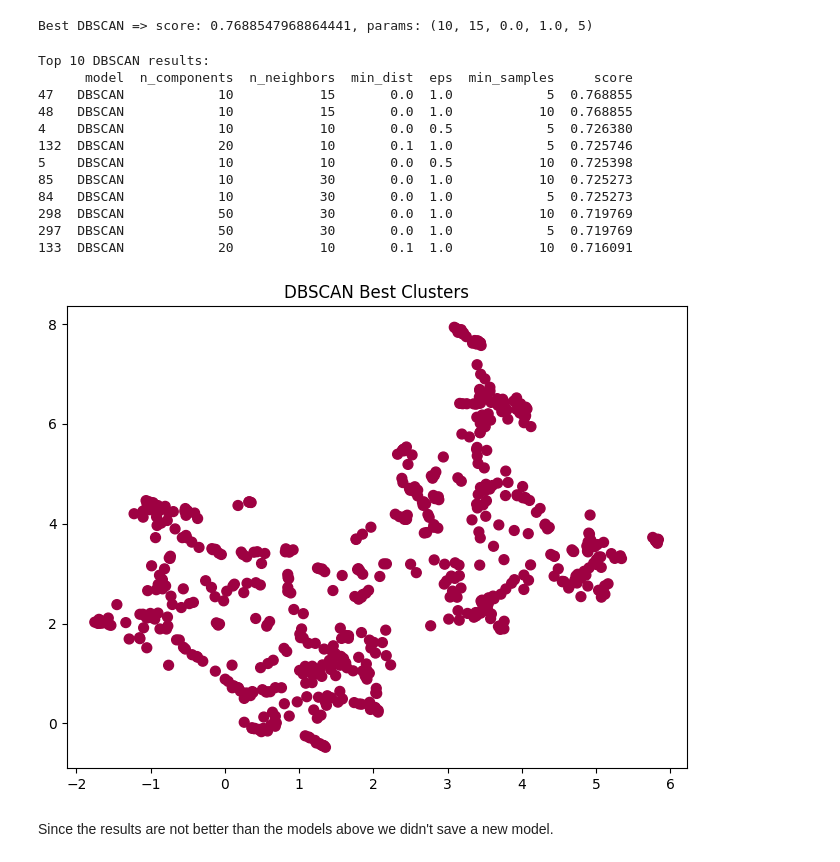
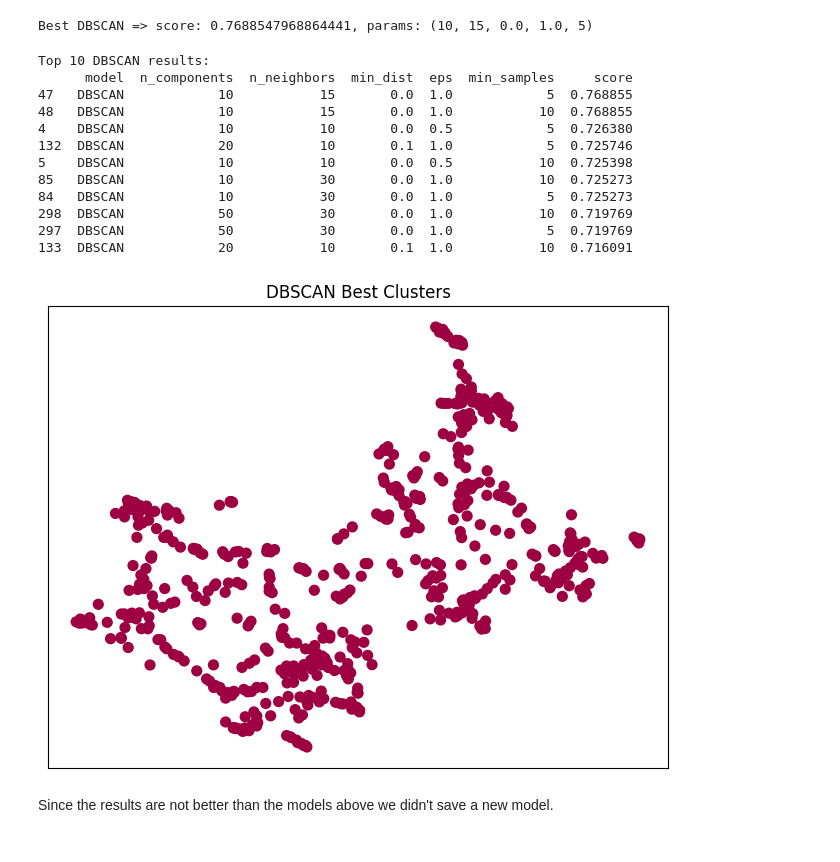
Before and after one commit to Martin-Matin-Muller/DR-CVRIE-EPITECH-machine-learning-, a Jupyter notebook: CVRIE_Unsupervised.ipynb, the cells around one changed output. Saved outputs shown, nothing was run; the diff lists cells and outputs as text; code cells hidden in the pictures.

```diff
--- a/CVRIE_Unsupervised.ipynb
+++ b/CVRIE_Unsupervised.ipynb
@@ -647,33 +656,35 @@ min_samples = int(best_row["min_samples"])
 umap_2d = umap.UMAP(
     n_components=2,
     n_neighbors=n_neighbors,
     min_dist=min_dist,
     metric='cosine',
     random_state=42
 )
 X_2d = umap_2d.fit_transform(X)
 
 # Fit DBSCAN with best params
 best_dbscan = DBSCAN(eps=eps, min_samples=min_samples)
 labels_dbscan = best_dbscan.fit_predict(X_2d)
 
 plt.figure(figsize=(8, 6))
 plt.scatter(X_2d[:, 0], X_2d[:, 1], c=labels_dbscan, cmap='Spectral', s=50)
 plt.title("DBSCAN Best Clusters")
+plt.xticks([])
+plt.yticks([])
 plt.show()
 # %% [output]
 Top 10 DBSCAN results:
       model  n_components  n_neighbors  min_dist  eps  min_samples     score
 47   DBSCAN            10           15       0.0  1.0            5  0.768855
 48   DBSCAN            10           15       0.0  1.0           10  0.768855
 4    DBSCAN            10           10       0.0  0.5            5  0.726380
 132  DBSCAN            20           10       0.1  1.0            5  0.725746
 5    DBSCAN            10           10       0.0  0.5           10  0.725398
 85   DBSCAN            10           30       0.0  1.0           10  0.725273
 84   DBSCAN            10           30       0.0  1.0            5  0.725273
 298  DBSCAN            50           30       0.0  1.0           10  0.719769
 297  DBSCAN            50           30       0.0  1.0            5  0.719769
 133  DBSCAN            20           10       0.1  1.0           10  0.716091
-[figure, old version]
+[figure, new version]
 # %% [markdown]
 Since the results are not better than the models above we didn't save a new model.
```
Also changed, not shown: parts of 4 cells of this notebook, 3 other files.
